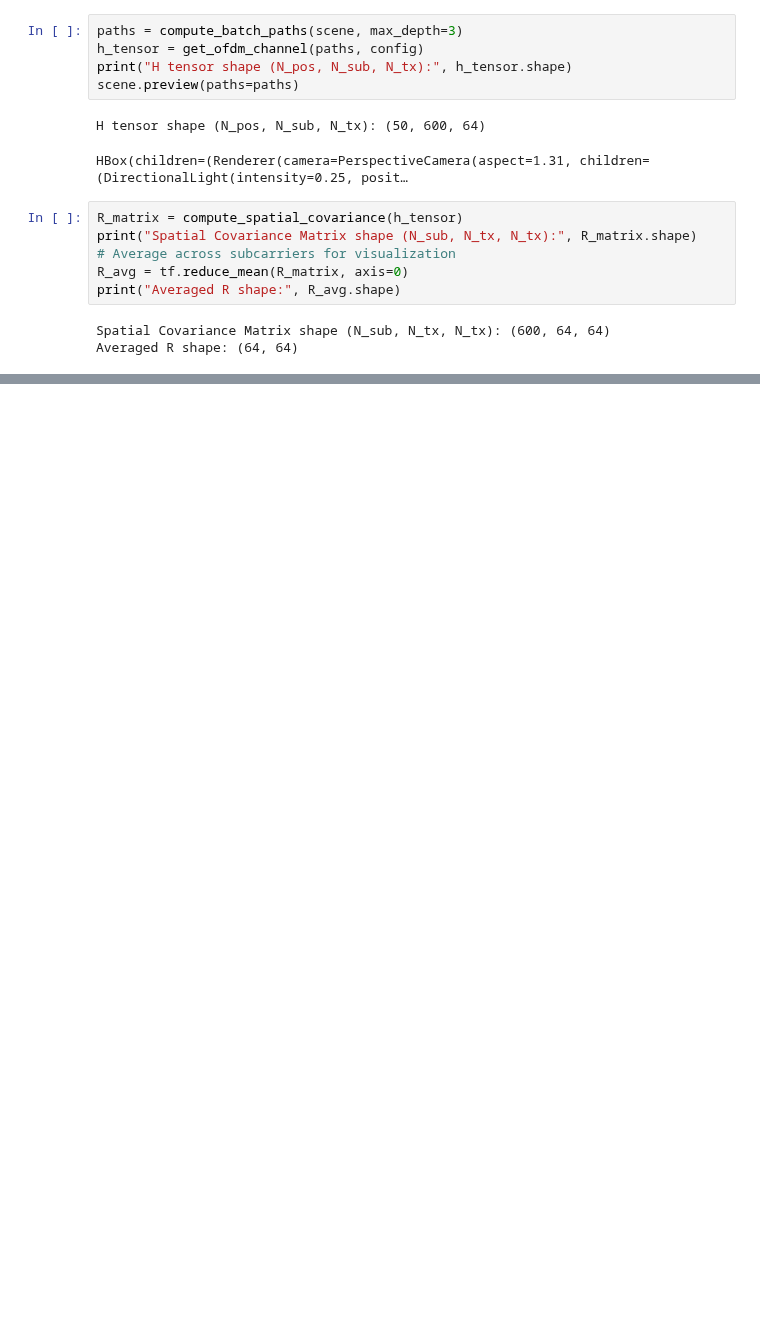
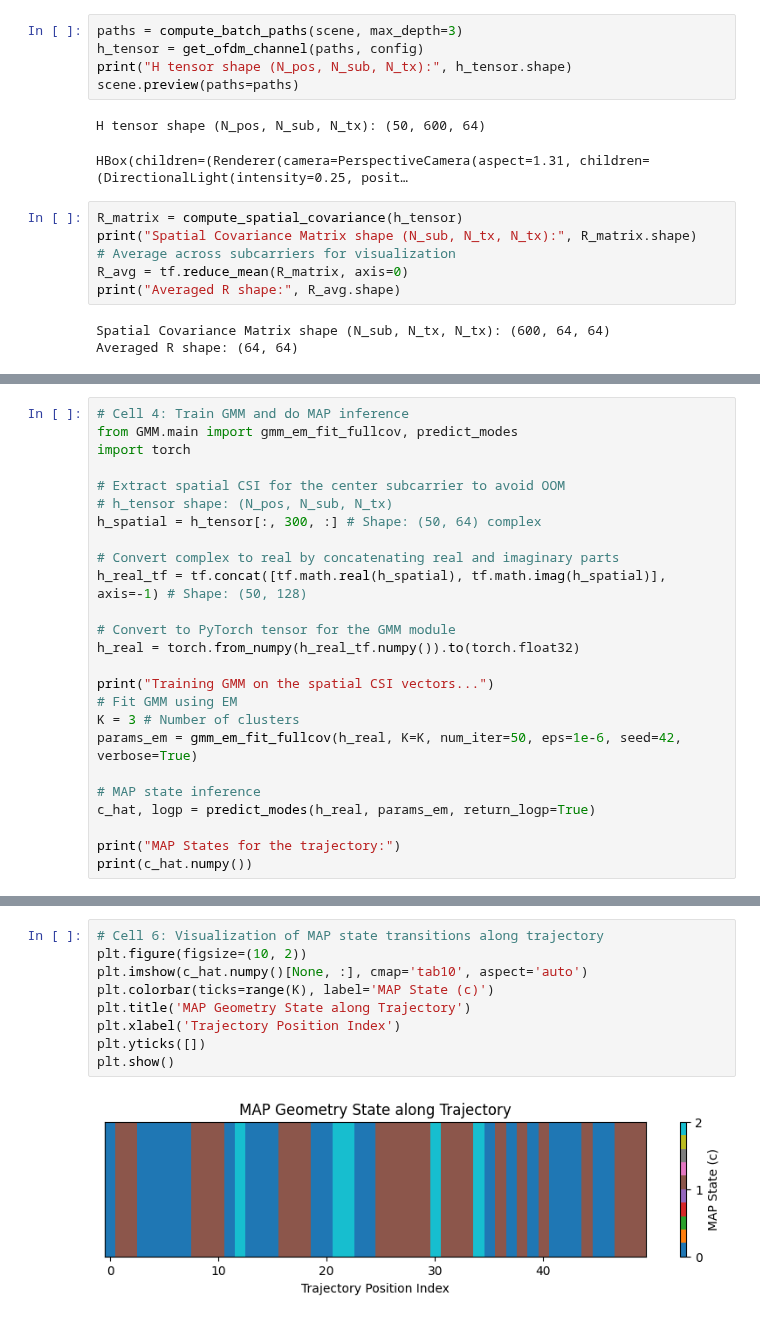
Before and after one commit to EoJinS/SNIC2026, a Jupyter notebook: experiments/covariance_visualization.ipynb, the cells around one changed output, grey strips where cells are left out. Saved outputs shown, nothing was run; the diff lists cells and outputs as text; blank space fills up the shorter version.

```diff
--- a/experiments/covariance_visualization.ipynb
+++ b/experiments/covariance_visualization.ipynb
@@ -70,0 +57,25 @@ Saved dataset to data
+# %%
+# Cell 4: Train GMM and do MAP inference
+from GMM.main import gmm_em_fit_fullcov, predict_modes
+import torch
+
+# Extract spatial CSI for the center subcarrier to avoid OOM
+# h_tensor shape: (N_pos, N_sub, N_tx)
+h_spatial = h_tensor[:, 300, :] # Shape: (50, 64) complex
+
+# Convert complex to real by concatenating real and imaginary parts
+h_real_tf = tf.concat([tf.math.real(h_spatial), tf.math.imag(h_spatial)], axis=-1) # Shape: (50, 128)
+
+# Convert to PyTorch tensor for the GMM module
+h_real = torch.from_numpy(h_real_tf.numpy()).to(torch.float32)
+
+print("Training GMM on the spatial CSI vectors...")
+# Fit GMM using EM
+K = 3 # Number of clusters
+params_em = gmm_em_fit_fullcov(h_real, K=K, num_iter=50, eps=1e-6, seed=42, verbose=True)
+
+# MAP state inference
+c_hat, logp = predict_modes(h_real, params_em, return_logp=True)
+
+print("MAP States for the trajectory:")
+print(c_hat.numpy())
@@ -70,0 +145,11 @@ Saved dataset to data
+# %%
+# Cell 6: Visualization of MAP state transitions along trajectory
+plt.figure(figsize=(10, 2))
+plt.imshow(c_hat.numpy()[None, :], cmap='tab10', aspect='auto')
+plt.colorbar(ticks=range(K), label='MAP State (c)')
+plt.title('MAP Geometry State along Trajectory')
+plt.xlabel('Trajectory Position Index')
+plt.yticks([])
+plt.show()
+# %% [output]
+[figure, added]
```
Also changed, not shown: parts of 6 cells of this notebook, 4 other files.
